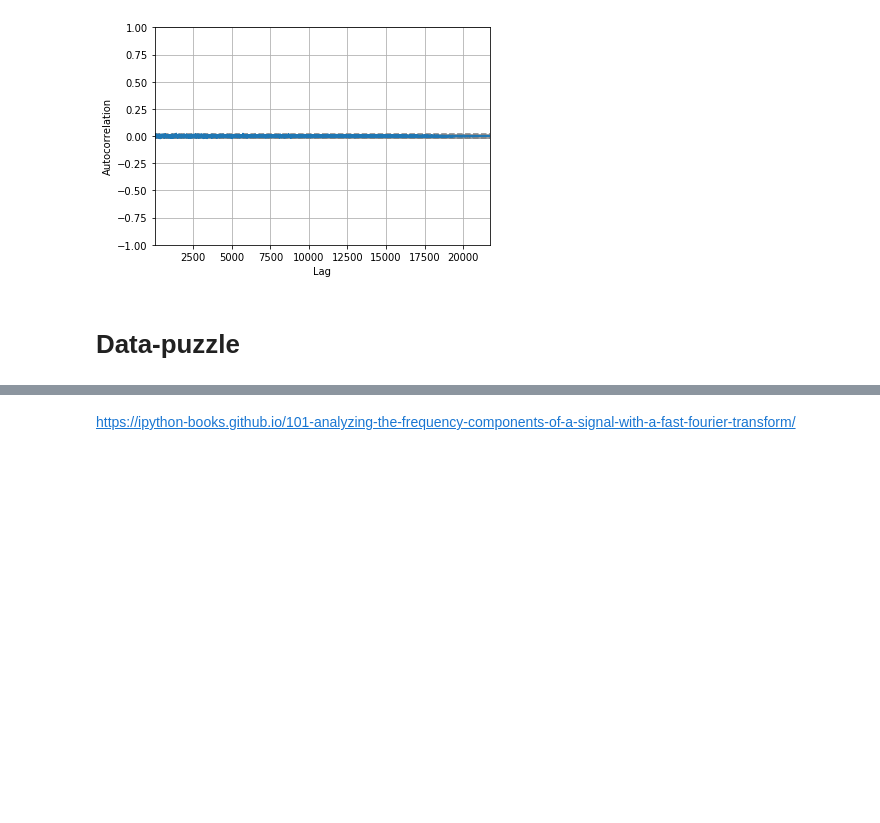
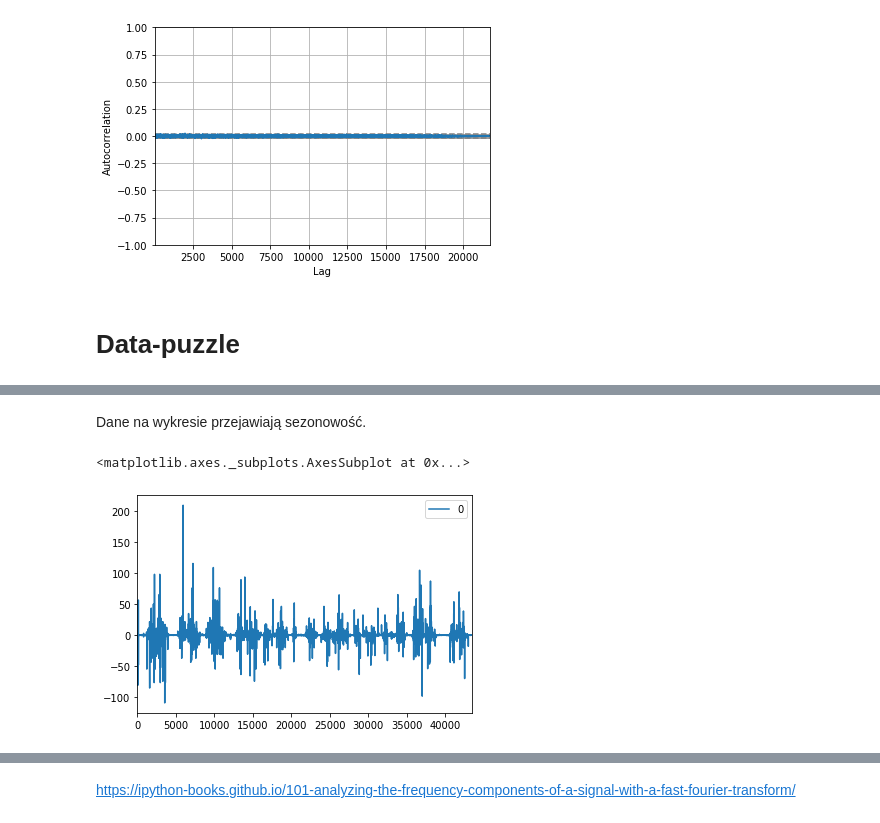
Before and after one commit to pawel717-SCGE/lab1, a Jupyter notebook: lab1-SCGE.ipynb, the cells around one changed output, grey strips where cells are left out. Cells and saved outputs as stored; diff of their text form; code cells hidden in the pictures; blank space fills up the shorter version.

```diff
--- a/lab1-SCGE.ipynb
+++ b/lab1-SCGE.ipynb
@@ -341,5 +406,11 @@ df_data_puzzle.plot()
+# %% [markdown]
+Dane na wykresie przejawiają sezonowość.
 # %%
+df_data_puzzle = standarize(df_data_puzzle)
 data_puzzle_rets = df_data_puzzle / df_data_puzzle.shift(1) - 1
 data_puzzle_rets.plot(label='return')
+# %% [output]
+<matplotlib.axes._subplots.AxesSubplot at 0x...>
+[figure, added]
 # %%
 data_puzzle_rets.describe()
```
Also changed, not shown: parts of 52 cells of this notebook.
